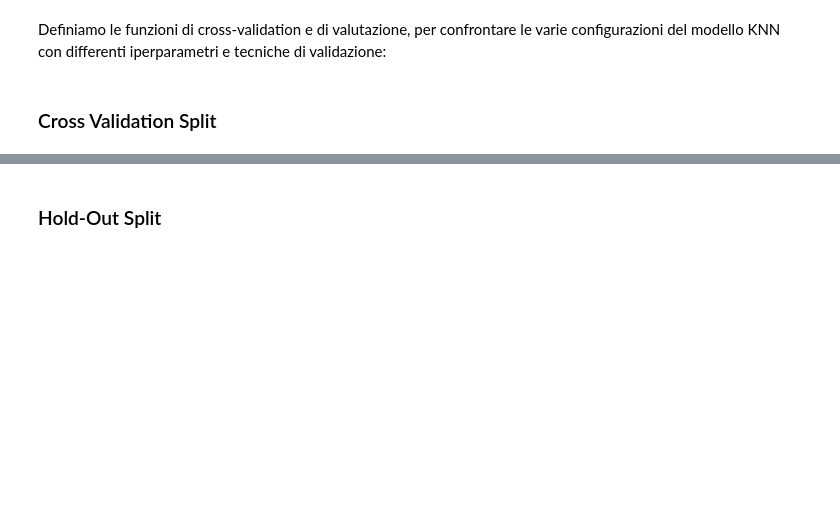
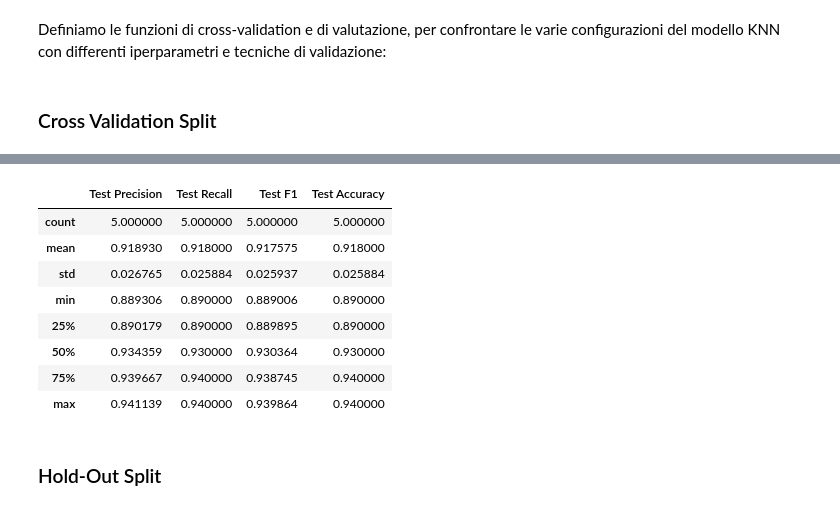
Before and after one commit to crypto-infinity/proai, a Jupyter notebook: course4-ml-algorithms/project/frutti_esotici.ipynb, the cells around one changed output, grey strips where cells are left out. Drawn from its saved outputs; the diff is of its cells as text; code cells hidden in the pictures; blank space fills up the shorter version.

```diff
--- a/course4-ml-algorithms/project/frutti_esotici.ipynb
+++ b/course4-ml-algorithms/project/frutti_esotici.ipynb
@@ -430,3 +485,15 @@ cross_validation_results.head(10)
+# %%
+test_results.describe()
+# %% [output]
+|  | Test Precision | Test Recall | Test F1 | Test Accuracy |
+| count | 5.000000 | 5.000000 | 5.000000 | 5.000000 |
+| mean | 0.918930 | 0.918000 | 0.917575 | 0.918000 |
+| std | 0.026765 | 0.025884 | 0.025937 | 0.025884 |
+| min | 0.889306 | 0.890000 | 0.889006 | 0.890000 |
+| 25% | 0.890179 | 0.890000 | 0.889895 | 0.890000 |
+| 50% | 0.934359 | 0.930000 | 0.930364 | 0.930000 |
+| 75% | 0.939667 | 0.940000 | 0.938745 | 0.940000 |
+| max | 0.941139 | 0.940000 | 0.939864 | 0.940000 |
 # %% [markdown]
 ### Hold-Out Split
 # %% [markdown]
```
Also changed, not shown: parts of 12 cells of this notebook.
